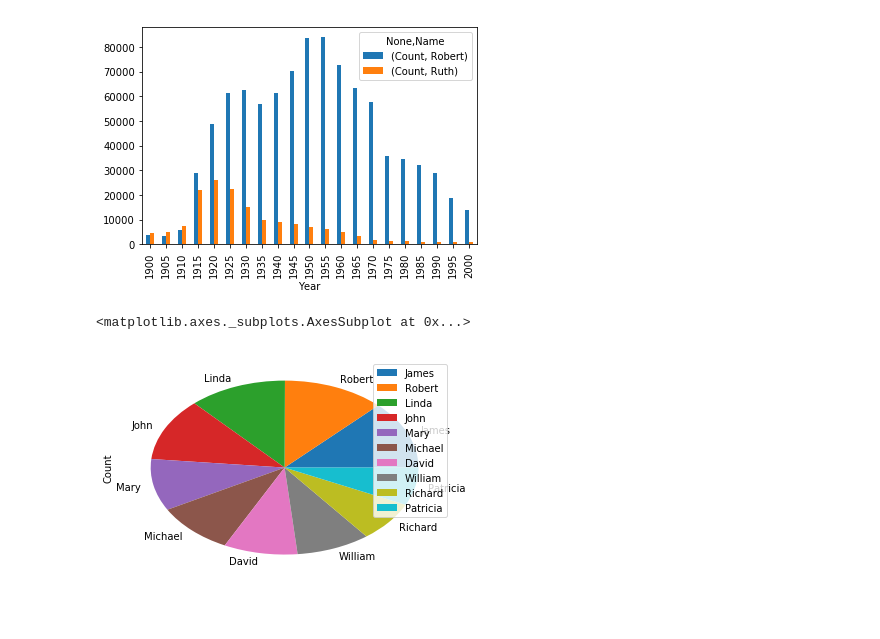
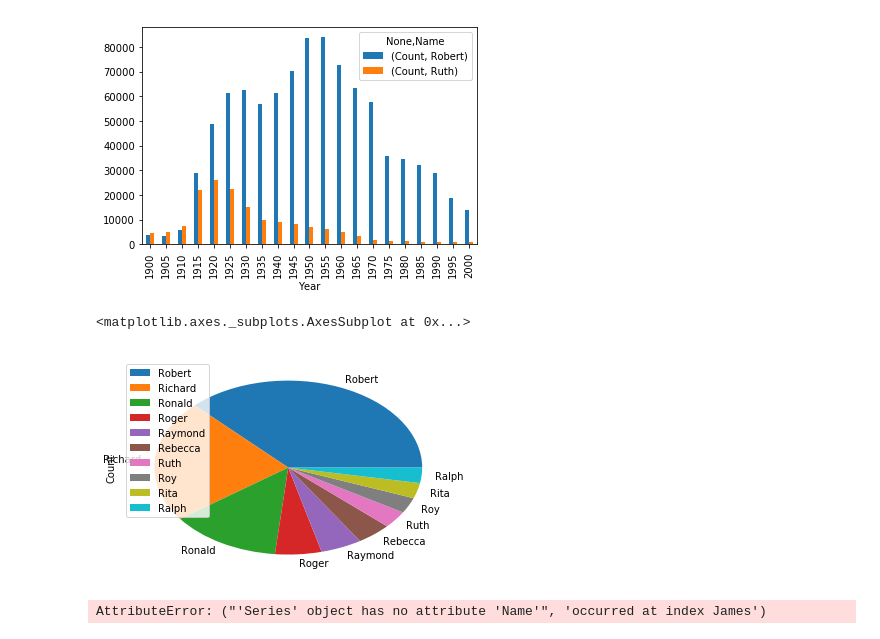
Before and after one commit to sdudakov/hw18_lecrure4.2, a Jupyter notebook: notebook_hw18.ipynb, the cells around one changed output. Saved outputs shown, nothing was run; the diff lists cells and outputs as text; code cells hidden in the pictures.

Commit message:
домашняя работа 18 лекция 4.2 исправление и 4 задача

```diff
--- a/notebook_hw18.ipynb
+++ b/notebook_hw18.ipynb
@@ -58,20 +58,47 @@ name_dynamics_cols = (names_all
 # %%
 #Задача № 3
 import pandas as pd
 import matplotlib.pyplot as plt
 %matplotlib inline
 PATH = '/home/sdudakov/hw17_lecture4.1/data/'
 cols = ['Name', 'Gender', 'Count']
 year = 1950
 names_by_year = pd.read_csv(PATH + 'yob{}.txt'.format(year), names = cols)
+names_by_year = names_by_year[names_by_year.Name.str.startswith('R')]
 
 (names_by_year
-.groupby('Name')
-.sum()
-#.query('Name == ['^"R"*']')
-.sort_values(by='Count', ascending=False)
-.head(10)
+ .groupby('Name')
+ .sum()
+ .sort_values(by='Count', ascending=False)
+ .head(10)
 ).plot.pie(y='Count')
 # %% [output]
 <matplotlib.axes._subplots.AxesSubplot at 0x...>
-[figure, old version]
+[figure, new version]
+# %%
+#Задача № 4
+import pandas as pd
+import matplotlib.pyplot as plt
+%matplotlib inline
+PATH = '/home/sdudakov/hw17_lecture4.1/data/'
+cols = ['Name', 'Gender', 'Count']
+year = 1899
+names_by_year = {}
+while year != 2000:
+    year += 1
+    names_by_year[year] = pd.read_csv(PATH + 'yob{}.txt'.format(year), names = cols)
+
+names_all = pd.concat(names_by_year, names = ['Year', 'Pos'])
+names_all = names_all.groupby('Name').sum().sort_values(by='Count', ascending=False)
+
+def num_consonants(name):
+    vowels_set = set('aeiouy')
+    name_set = set(name.lower())
+    return len(name_set.difference(vowels_set))
+
+#вот тут не получилось :(
+names_all['Num_consonants'] = names_all.apply(lambda row: num_consonants(row.Name), axis=1)
+
+names_all.plot.scatter(x='Num_consonants', y='Count')
+# %% [output]
+AttributeError: ("'Series' object has no attribute 'Name'", 'occurred at index James')
```
